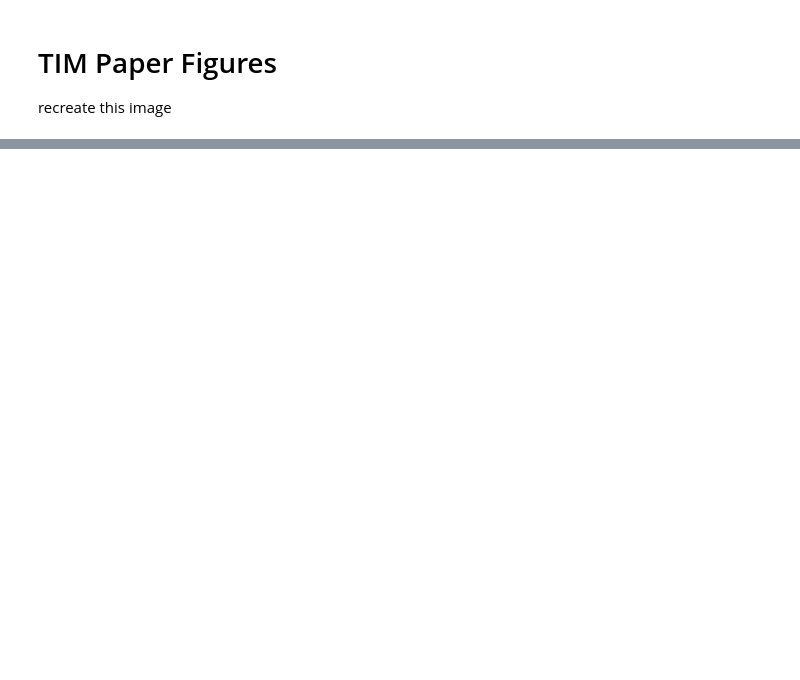
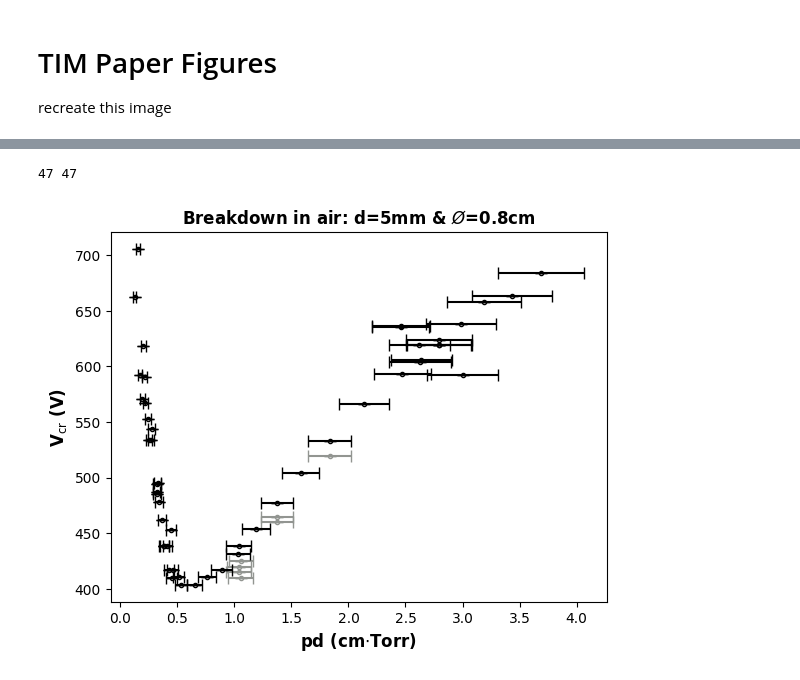
Before and after one commit to s-gerow/SAIL-Plasma, a Jupyter notebook: BeAMED/Test Scripts/FAS_analysis.ipynb, the cells around one changed output, grey strips where cells are left out. Drawn from its saved outputs; the diff is of its cells as text; code cells hidden in the pictures; blank space fills up the shorter version.

```diff
--- a/BeAMED/Test Scripts/FAS_analysis.ipynb
+++ b/BeAMED/Test Scripts/FAS_analysis.ipynb
@@ -129,0 +158,33 @@ _, v10, p_d10 = plot_data(data_10mm, ax2, label = "d=10 mm", return_artist= True
+# %%
+fig3, ax3 = plt.subplots()
+ax3.set_title(r'Breakdown in air: d=5mm & $\O$=0.8cm', fontdict = dict(fontweight='bold'))
+ax3.set_xlabel(r'pd (cm$\cdot$Torr)', fontdict = dict(fontweight='bold', fontsize = 'large'))
+ax3.set_ylabel(r'V$_{\rm cr}$ (V)', fontdict = dict(fontweight='bold', fontsize = 'large'))
+
+ax3.errorbar(pd5_glow, v5_glow, v_err5_glow, pd_err5_glow, fmt='.', capsize=4, markerfacecolor = 'none', color = 'xkcd:grey', label = 'd=5mm, no glow')
+ax3.errorbar(pd5, v5, v_err5, pd_err5, fmt='.', capsize=4, markerfacecolor = 'none', color = 'xkcd:black', label = 'd=5mm, glow')
+
+pd_theory = np.linspace(np.min(pd5), np.max(pd5))
+
+pd_ves_test_gglow, v_ves_test_gglow = EngleSteinbeckEquation(pd_theory, A = 15, B = 365, gg= 0.1, reject_asymptote=True)
+pd_ves_test_gghigh, v_ves_test_gghigh = EngleSteinbeckEquation(pd_theory, A = 15, B = 365, gg= 0.01, reject_asymptote=True)
+idx_drop = []
+if len(pd_ves_test_gghigh) > len(pd_ves_test_gglow):
+    for i,pd in enumerate(pd_ves_test_gghigh):
+        if pd not in pd_ves_test_gglow:
+            idx_drop.append(i)
+    for i in idx_drop:
+        v_ves_test_gghigh = np.concatenate([v_ves_test_gghigh[:i],v_ves_test_gghigh[i+1:]])
+elif len(pd_ves_test_gglow) > len(pd_ves_test_gghigh):
+    for i,pd in enumerate(pd_ves_test_gglow):
+        if pd not in pd_ves_test_gghigh:
+            idx_drop.append(i)
+    for i in idx_drop:
+        v_ves_test_gglow = np.concatenate([v_ves_test_gglow[:i],v_ves_test_gglow[i+1:]])
+
+print(len(v_ves_test_gghigh), len(v_ves_test_gglow))
+# ax3.fill_between(v_ves_test_gglow, v_ves_test_gghigh,)
+# ax3.legend()
+# %% [output]
+47 47
+[figure, added]
```
Also changed, not shown: parts of 10 cells of this notebook, 9 other files.
